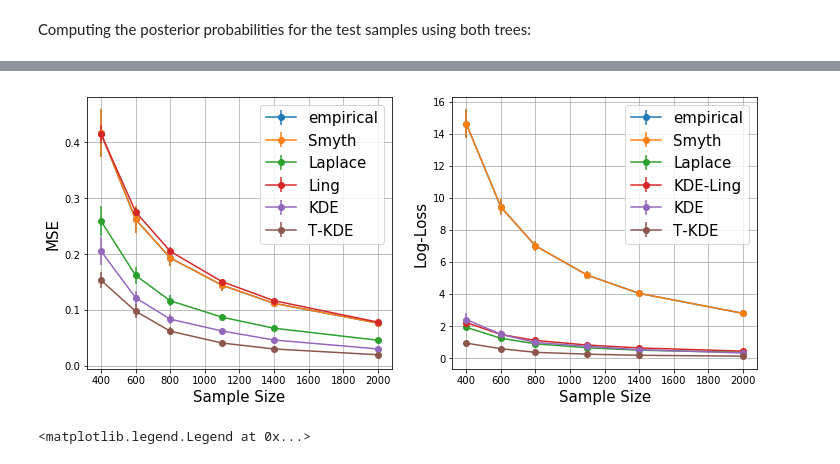
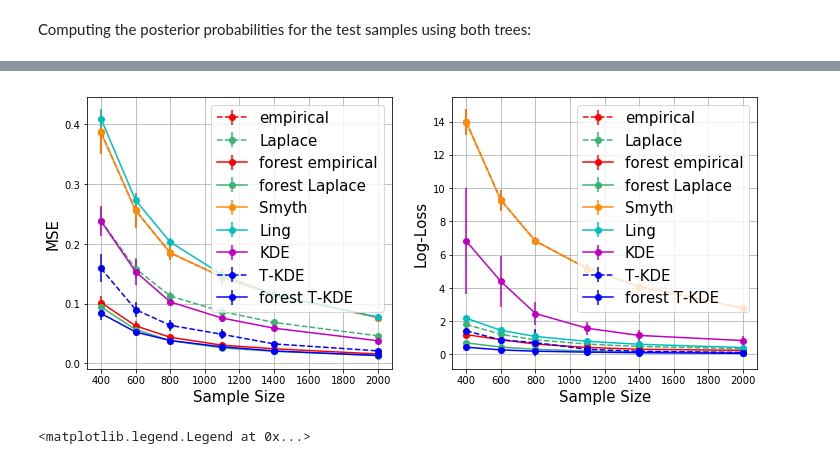
Before and after one commit to jamshids/decision-trees, a Jupyter notebook: GeneralNotes.ipynb, the cells around one changed output, grey strips where cells are left out. Saved outputs shown, nothing was run; the diff lists cells and outputs as text; code cells hidden in the pictures.

Commit message:
Adding different forests into the competing algorithms

```diff
--- a/GeneralNotes.ipynb
+++ b/GeneralNotes.ipynb
@@ -665,27 +685,37 @@ emp_loss = (np.zeros((runs, len(n_list))),np.zeros((runs, len(n_list))))
 Lap_loss = (np.zeros((runs, len(n_list))),np.zeros((runs, len(n_list))))
 Smyth_loss = (np.zeros((runs, len(n_list))),np.zeros((runs, len(n_list))))
 Ling_loss = (np.zeros((runs, len(n_list))),np.zeros((runs, len(n_list))))
+forest_emp_loss = (np.zeros((runs, len(n_list))),np.zeros((runs, len(n_list))))
+forest_Lap_loss = (np.zeros((runs, len(n_list))),np.zeros((runs, len(n_list))))
 TKDE_loss = (np.zeros((runs, len(n_list))),np.zeros((runs, len(n_list))))
+TKDE_forest_loss = (np.zeros((runs, len(n_list))),np.zeros((runs, len(n_list))))
 total_accs = []
 
 for i in range(runs):
     print "Rinning experiment %d" % (i+1)
     print "===================================================================================="
-    KDE_iter, emp_iter, Lap_iter, Smyth_iter, Ling_iter, TKDE_iter, this_accs = evaluations.compare_posterior_estimation(n_list)
+    KDE_iter, emp_iter, Lap_iter, Smyth_iter, Ling_iter, forest_emp_iter, \
+        forest_Lap_iter, TKDE_iter, TKDE_forest_iter, this_accs = evaluations.compare_posterior_estimation(n_list)
 
     KDE_loss[0][i,:] = KDE_iter[0]
     emp_loss[0][i,:] = emp_iter[0]
     Lap_loss[0][i,:] = Lap_iter[0]
     Smyth_loss[0][i,:] = Smyth_iter[0]
     Ling_loss[0][i,:] = Ling_iter[0]
+    forest_emp_loss[0][i,:] = forest_emp_iter[0]
+    forest_Lap_loss[0][i,:] = forest_Lap_iter[0]
     TKDE_loss[0][i,:] = TKDE_iter[0]
+    TKDE_forest_loss[0][i,:] = TKDE_forest_iter[0]
 
     KDE_loss[1][i,:] = KDE_iter[1]
     emp_loss[1][i,:] = emp_iter[1]
     Lap_loss[1][i,:] = Lap_iter[1]
     Smyth_loss[1][i,:] = Smyth_iter[1]
     Ling_loss[1][i,:] = Ling_iter[1]
+    forest_emp_loss[1][i,:] = forest_emp_iter[1]
+    forest_Lap_loss[1][i,:] = forest_Lap_iter[1]
     TKDE_loss[1][i,:] = TKDE_iter[1]
+    TKDE_forest_loss[1][i,:] = TKDE_forest_iter[1]
 
     total_accs += [this_accs]
 # %% [output]
@@ -714,37 +742,60 @@ list(reversed(T.leaf_inds))
 # %%
-
 sizes = np.zeros(len(n_list))
 for i in range(len(n_list)):
     sizes[i] = sum(n_list[i])
 
 plt.figure(figsize=(12, 5))
 plt.subplot(121)
 # MSE
-plt.errorbar(sizes, np.mean(emp_loss[0], axis=0), yerr=np.std(emp_loss[0], axis=0), marker='o', label='empirical')
-plt.errorbar(sizes, np.mean(Smyth_loss[0], axis=0), yerr=np.std(Smyth_loss[0], axis=0), marker='o', label='Smyth')
-plt.errorbar(sizes, np.mean(Lap_loss[0], axis=0), yerr=np.std(Lap_loss[0], axis=0), marker='o', label='Laplace')
-plt.errorbar(sizes, np.mean(Ling_loss[0], axis=0), yerr=np.std(Ling_loss[0], axis=0), marker='o', label='Ling')
-plt.errorbar(sizes, np.mean(KDE_loss[0], axis=0), yerr=np.std(KDE_loss[0], axis=0), marker='o', label='KDE')
-plt.errorbar(sizes, np.mean(TKDE_loss[0], axis=0), yerr=np.std(TKDE_loss[0], axis=0), marker='o', label='T-KDE')
+plt.errorbar(sizes, np.mean(emp_loss[0], axis=0), yerr=np.std(emp_loss[0], axis=0), marker='o',
+             linestyle = '--', color='r',label='empirical')
+plt.errorbar(sizes, np.mean(Lap_loss[0], axis=0), yerr=np.std(Lap_loss[0], axis=0), marker='o',
+             linestyle = '--', color='mediumseagreen',label='Laplace')
+plt.errorbar(sizes, np.mean(forest_emp_loss[0], axis=0), yerr=np.std(forest_emp_loss[0], axis=0), marker='o',
+             color='r',label='forest empirical')
+plt.errorbar(sizes, np.mean(forest_Lap_loss[0], axis=0), yerr=np.std(forest_Lap_loss[0], axis=0), marker='o',
+             color= 'mediumseagreen',label='forest Laplace')
+plt.errorbar(sizes, np.mean(Smyth_loss[0], axis=0), yerr=np.std(Smyth_loss[0], axis=0), marker='o',
+             color='darkorange',label='Smyth')
+plt.errorbar(sizes, np.mean(Ling_loss[0], axis=0), yerr=np.std(Ling_loss[0], axis=0), marker='o',
+             color = 'c',label='Ling')
+plt.errorbar(sizes, np.mean(KDE_loss[0], axis=0), yerr=np.std(KDE_loss[0], axis=0), marker='o',
+             color = 'm', label='KDE')
+plt.errorbar(sizes, np.mean(TKDE_loss[0], axis=0), yerr=np.std(TKDE_loss[0], axis=0), marker='o',
+             linestyle = '--', color = 'b', label='T-KDE')
+plt.errorbar(sizes, np.mean(TKDE_forest_loss[0], axis=0), yerr=np.std(TKDE_forest_loss[0], axis=0), marker='o',
+             color = 'b', label='forest T-KDE')
 plt.legend(fontsize=15)
 plt.xlabel('Sample Size', fontsize=15)
 plt.ylabel('MSE', fontsize=15)
 plt.grid()
 
 # Log-Loss
 plt.subplot(122)
-plt.errorbar(sizes, np.mean(emp_loss[1], axis=0), yerr=np.std(emp_loss[1], axis=0), marker='o', label='empirical')
-plt.errorbar(sizes, np.mean(Smyth_loss[1], axis=0), yerr=np.std(Smyth_loss[1], axis=0), marker='o', label='Smyth')
-plt.errorbar(sizes, np.mean(Lap_loss[1], axis=0), yerr=np.std(Lap_loss[1], axis=0), marker='o', label='Laplace')
-plt.errorbar(sizes, np.mean(Ling_loss[1], axis=0), yerr=np.std(Ling_loss[1], axis=0), marker='o', label='KDE-Ling')
-plt.errorbar(sizes, np.mean(KDE_loss[1], axis=0), yerr=np.std(KDE_loss[1], axis=0), marker='o', label='KDE')
-plt.errorbar(sizes, np.mean(TKDE_loss[1], axis=0), yerr=np.std(TKDE_loss[1], axis=0), marker='o', label='T-KDE')
+plt.errorbar(sizes, np.mean(emp_loss[1], axis=0), yerr=np.std(emp_loss[1], axis=0), marker='o',
+             linestyle='--', color='r', label='empirical')
+plt.errorbar(sizes, np.mean(Lap_loss[1], axis=0), yerr=np.std(Lap_loss[1], axis=0), marker='o',
+             linestyle='--', color='mediumseagreen', label='Laplace')
+plt.errorbar(sizes, np.mean(forest_emp_loss[1], axis=0), yerr=np.std(forest_emp_loss[1], axis=0), marker='o',
+             color='r', label='forest empirical')
+plt.errorbar(sizes, np.mean(forest_Lap_loss[1], axis=0), yerr=np.std(forest_Lap_loss[1], axis=0), marker='o',
+             color='mediumseagreen', label='forest Laplace')
+plt.errorbar(sizes, np.mean(Smyth_loss[1], axis=0), yerr=np.std(Smyth_loss[1], axis=0), marker='o',
+             color='darkorange', label='Smyth')
+plt.errorbar(sizes, np.mean(Ling_loss[1], axis=0), yerr=np.std(Ling_loss[1], axis=0), marker='o',
+             color='c', label='Ling')
+plt.errorbar(sizes, np.mean(KDE_loss[1], axis=0), yerr=np.std(KDE_loss[1], axis=0), marker='o',
+             color='m', label='KDE')
+plt.errorbar(sizes, np.mean(TKDE_loss[1], axis=0), yerr=np.std(TKDE_loss[1], axis=0), marker='o',
+             linestyle='--', color='b', label='T-KDE')
+plt.errorbar(sizes, np.mean(TKDE_forest_loss[1], axis=0), yerr=np.std(TKDE_forest_loss[1], axis=0), marker='o',
+             color='b', label='forest T-KDE')
 plt.legend(fontsize=15)
 plt.xlabel('Sample Size', fontsize=15)
 plt.ylabel('Log-Loss', fontsize=15)
 plt.grid()
 # %% [output]
-[figure, old version]
+[figure, new version]
 # %%
 plt.figure(figsize=(12, 5))
 order = [1, 3, 2, 4, 0,5]
```
Also changed, not shown: parts of 15 cells of this notebook.
